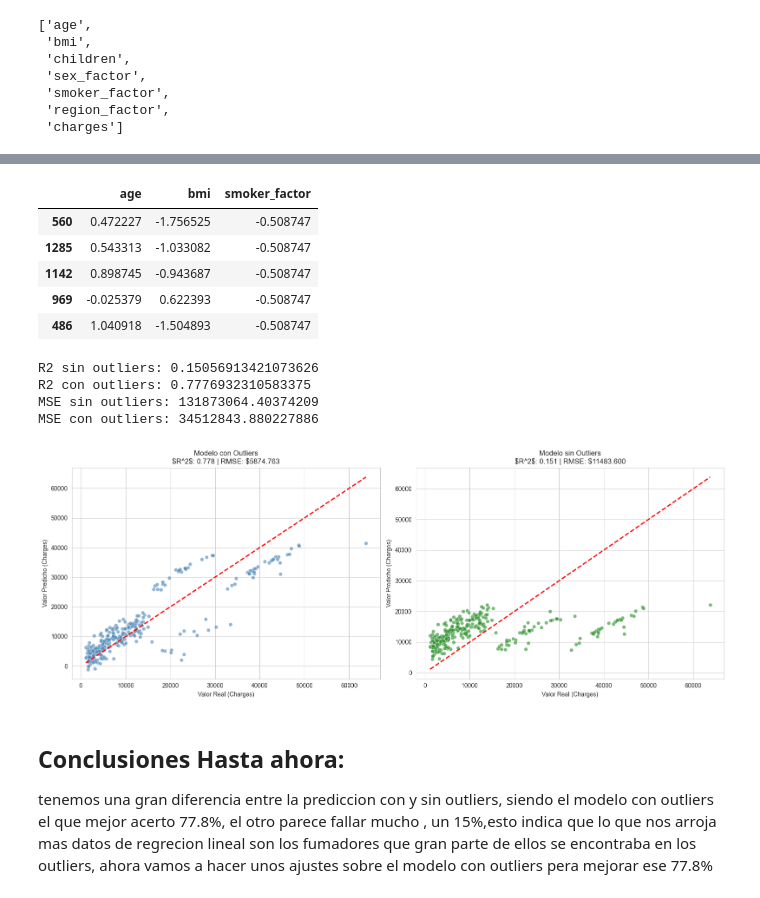
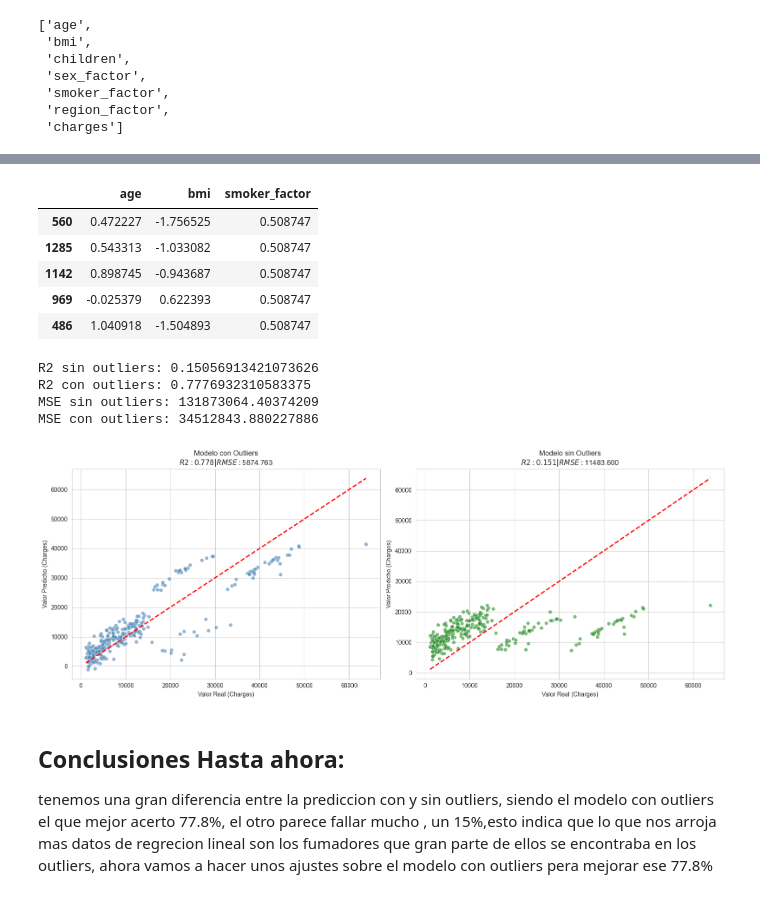
Before and after one commit to 4GeeksAcademy/andrupax94-intro-ml, a Jupyter notebook: src/02-linear-regression-medical-insurance-cost.ipynb, the cells around one changed output, grey strips where cells are left out. Cells and saved outputs as stored; diff of their text form; code cells hidden in the pictures.

```diff
--- a/src/02-linear-regression-medical-insurance-cost.ipynb
+++ b/src/02-linear-regression-medical-insurance-cost.ipynb
@@ -197,17 +197,20 @@ total_data.head()
 # %%
 #generamos los datos de train y prueba pero con las columnas eliminadas.
-x_train_out, x_test_out, y_train_out, y_test_out, x_train_no_out, x_test_no_out,y_train_no_out, y_test_no_out = utils.train_prepare_test_data(total_data, "charges", "SeguroEjericio02", scaler_type = 1)
+#usamos train_prepare_test_data, le pasamos el dataframe, el y target, y el scaler_type=1 que es StandarScaler
+x_train_out, x_test_out, y_train_out, y_test_out, x_train_no_out, x_test_no_out,y_train_no_out, y_test_no_out = train_prepare_test_data(total_data, "charges", "SeguroEjericio02", scaler_type = 1)
+# las variables <variable>_out representan los datos con outliers sin modificar y <variable>_no_out representa los datos con outlier suavizados.
 x_train_out.head()
 # %% [output]
 |  | age | bmi | smoker_factor |
-| 560 | 0.472227 | -1.756525 | -0.508747 |
-| 1285 | 0.543313 | -1.033082 | -0.508747 |
-| 1142 | 0.898745 | -0.943687 | -0.508747 |
-| 969 | -0.025379 | 0.622393 | -0.508747 |
-| 486 | 1.040918 | -1.504893 | -0.508747 |
+| 560 | 0.472227 | -1.756525 | 0.508747 |
+| 1285 | 0.543313 | -1.033082 | 0.508747 |
+| 1142 | 0.898745 | -0.943687 | 0.508747 |
+| 969 | -0.025379 | 0.622393 | 0.508747 |
+| 486 | 1.040918 | -1.504893 | 0.508747 |
 # %%
-#entrenamos el modelo de regresion lineal y obtenemos las predicciones, el r2 y el mse tanto con outliers como sin outliers
-preds_out, preds_no_out, r2_out, r2_no_out, mse_out, mse_no_out = utils.train_print_model(x_train_out, x_test_out, y_train_out, y_test_out, x_train_no_out, x_test_no_out,y_train_no_out, y_test_no_out, type_model = "lr")
+#entrenamos el modelo de regresion lineal y obtenemos las predicciones, el r2 y el mse tanto con outliers como sin outliers usando train_print_model, basicamente le pasamos los
+#mismos datos de entrenamiento que el modelo anterior.
+preds_out, preds_no_out, r2_out, r2_no_out, mse_out, mse_no_out = train_print_model(x_train_out, x_test_out, y_train_out, y_test_out, x_train_no_out, x_test_no_out, y_train_no_out, y_test_no_out, type_model = "lr")
 print(f"R2 sin outliers: {r2_no_out}")
 print(f"R2 con outliers: {r2_out}")
 print(f"MSE sin outliers: {mse_no_out}")
@@ -218,31 +221,31 @@ R2 con outliers: 0.7776932310583375
 MSE sin outliers: 131873064.40374209
 MSE con outliers: 34512843.880227886
 # %%
-# 1. Configurar el estilo visual
+#vamos a hacer un scatterplot para ver que tanto esta desviado nuestro modelo en sus predicciones
 sns.set_style("whitegrid")
-fig, (ax1, ax2) = plt.subplots(1, 2, figsize=(16, 6))
+fig, (ax1, ax2) = plt.subplots(1, 2, figsize = (16, 6))
 
-# Grafico 1: con outliers ---
-sns.scatterplot(x=y_test_out, y=preds_out, ax=ax1, alpha=0.6, color="steelblue")
-# Linea de referencia (predicción perfecta)
-ax1.plot([y_test_out.min(), y_test_out.max()], [y_test_out.min(), y_test_out.max()], 'r--', lw=2)
-ax1.set_title(f"Modelo con Outliers\n$R^2$: {r2_out:.3f} | RMSE: ${mse_out**(1/2):.3f}")
+# Primero: con outliers
+sns.scatterplot(x = y_test_out, y = preds_out, ax = ax1, alpha = 0.6, color = "steelblue")
+# Dibujamos la linea de referencia
+ax1.plot([y_test_out.min(), y_test_out.max()], [y_test_out.min(), y_test_out.max()], 'r--', lw = 2)
+ax1.set_title(f"Modelo con Outliers\n$R2: {r2_out:.3f} | RMSE: ${mse_out**(1/2):.3f}")
 ax1.set_xlabel("Valor Real (Charges)")
 ax1.set_ylabel("Valor Predicho (Charges)")
 
-# Grafico 2: sin Outliers ---
-sns.scatterplot(x=y_test_no_out, y=preds_no_out, ax=ax2, alpha=0.6, color="forestgreen")
+# Segundo: sin Outliers
+sns.scatterplot(x = y_test_no_out, y = preds_no_out, ax = ax2, alpha = 0.6, color = "forestgreen")
 # Linea de referencia
-ax2.plot([y_test_no_out.min(), y_test_no_out.max()], [y_test_no_out.min(), y_test_no_out.max()], 'r--', lw=2)
-ax2.set_title(f"Modelo sin Outliers\n$R^2$: {r2_no_out:.3f} | RMSE: ${mse_no_out**(1/2):.3f}")
+ax2.plot([y_test_no_out.min(), y_test_no_out.max()], [y_test_no_out.min(), y_test_no_out.max()], 'r--', lw = 2)
+ax2.set_title(f"Modelo sin Outliers\n$R2: {r2_no_out:.3f} | RMSE: ${mse_no_out**(1/2):.3f}")
 ax2.set_xlabel("Valor Real (Charges)")
 ax2.set_ylabel("Valor Predicho (Charges)")
 
 # Ajustar diseño
 plt.tight_layout()
 plt.show()
 # %% [output]
-[figure, old version]
+[figure, new version]
 # %% [markdown]
 ## Conclusiones Hasta ahora:
 tenemos una gran diferencia entre la prediccion con y sin outliers, siendo el modelo con outliers el que mejor acerto 77.8%, el otro parece fallar mucho , un 15%,esto indica que lo que nos arroja mas datos de regrecion lineal son los fumadores que gran parte de ellos se encontraba en los outliers, ahora vamos a hacer unos ajustes sobre el modelo con outliers pera mejorar ese 77.8%
```
Also changed, not shown: parts of 11 cells of this notebook, 1 other file.
